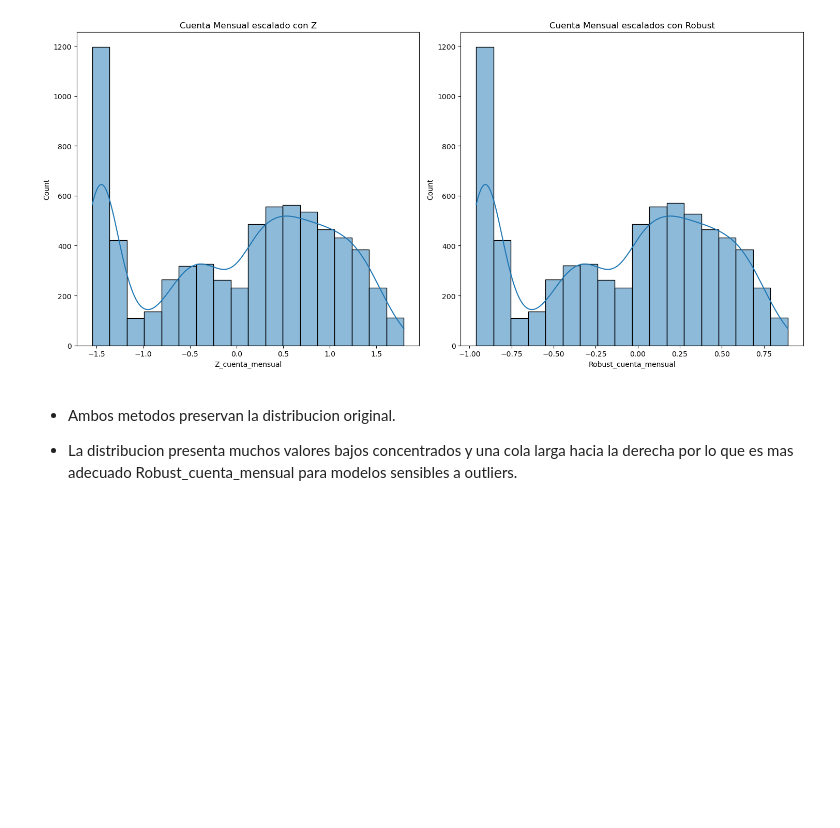
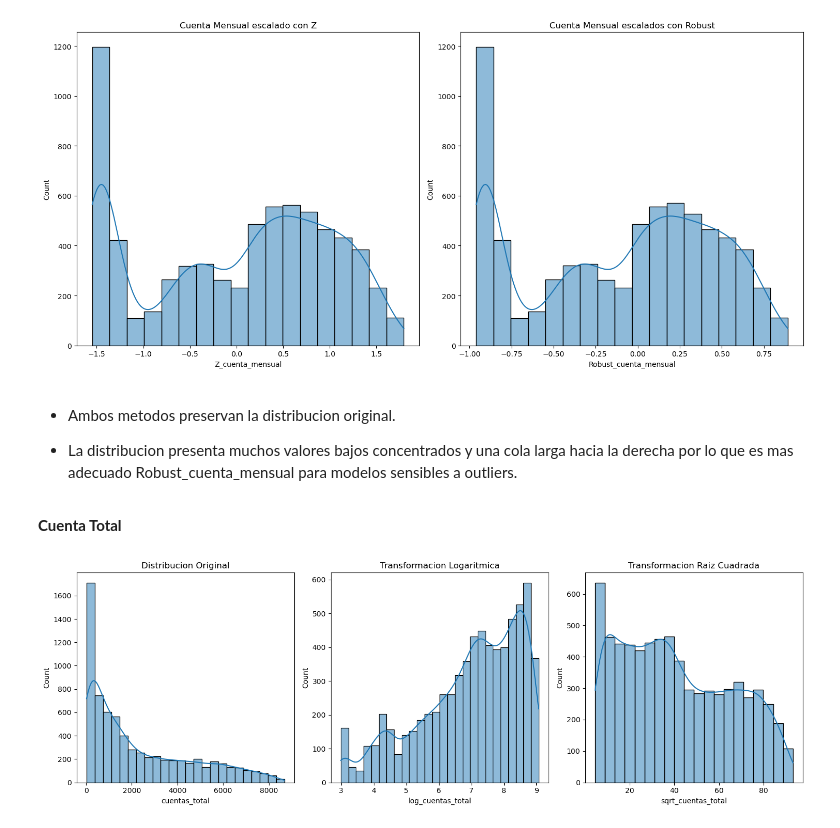
Before and after one commit to jbernalg/challenge_TelecomX_ML, a Jupyter notebook: telecomX_ML_2.ipynb, the cells around one changed output. Drawn from its saved outputs; the diff is of its cells as text; code cells hidden in the pictures; blank space fills up the shorter version.

Commit message:
normalizacion cuenta_total

```diff
--- a/telecomX_ML_2.ipynb
+++ b/telecomX_ML_2.ipynb
@@ -363,3 +363,31 @@ plt.show()
 - Ambos metodos preservan la distribucion original.
 
 - La distribucion presenta muchos valores bajos concentrados y una cola larga hacia la derecha por lo que es mas adecuado Robust_cuenta_mensual para modelos sensibles a outliers.
+# %% [markdown]
+__Cuenta Total__
+# %%
+# visualizacion de la distribucion cuentas_total y las diferentes transformaciones
+
+fig, axes = plt.subplots(1, 3, figsize=(15, 5))
+
+# Distribucion Original
+BIN_WIDTH = bin_width(df, 'cuentas_total')
+sns.histplot(df['cuentas_total'], binwidth=BIN_WIDTH, kde=True, ax=axes[0])
+axes[0].set_title("Distribucion Original")
+
+# Transformacion Logaritmica
+df['log_cuentas_total'] = np.log(df['cuentas_total'] + 1)
+BIN_WIDTH = bin_width(df, 'log_cuentas_total')
+sns.histplot(df['log_cuentas_total'], binwidth=BIN_WIDTH, kde=True, ax=axes[1])
+axes[1].set_title("Transformacion Logaritmica")
+
+# Transformacion Raíz cuadrada
+df['sqrt_cuentas_total'] = np.sqrt(df['cuentas_total'] + 1)
+BIN_WIDTH = bin_width(df, 'sqrt_cuentas_total')
+sns.histplot(df['sqrt_cuentas_total'], binwidth=BIN_WIDTH, kde=True, ax=axes[2])
+axes[2].set_title("Transformacion Raiz Cuadrada")
+
+plt.tight_layout()
+plt.show()
+# %% [output]
+[figure, added]
```
Also changed, not shown: parts of 4 cells of this notebook.
